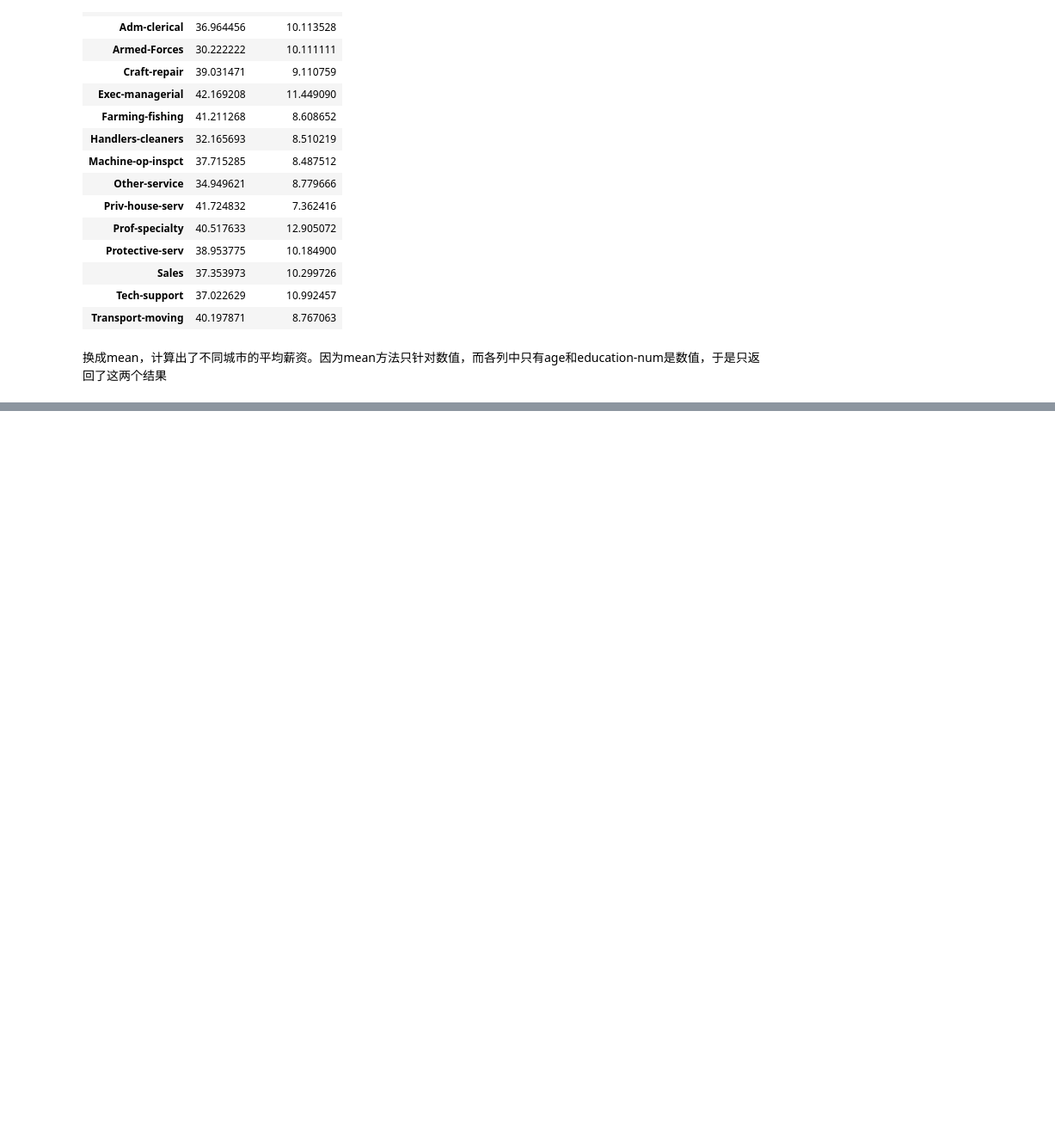
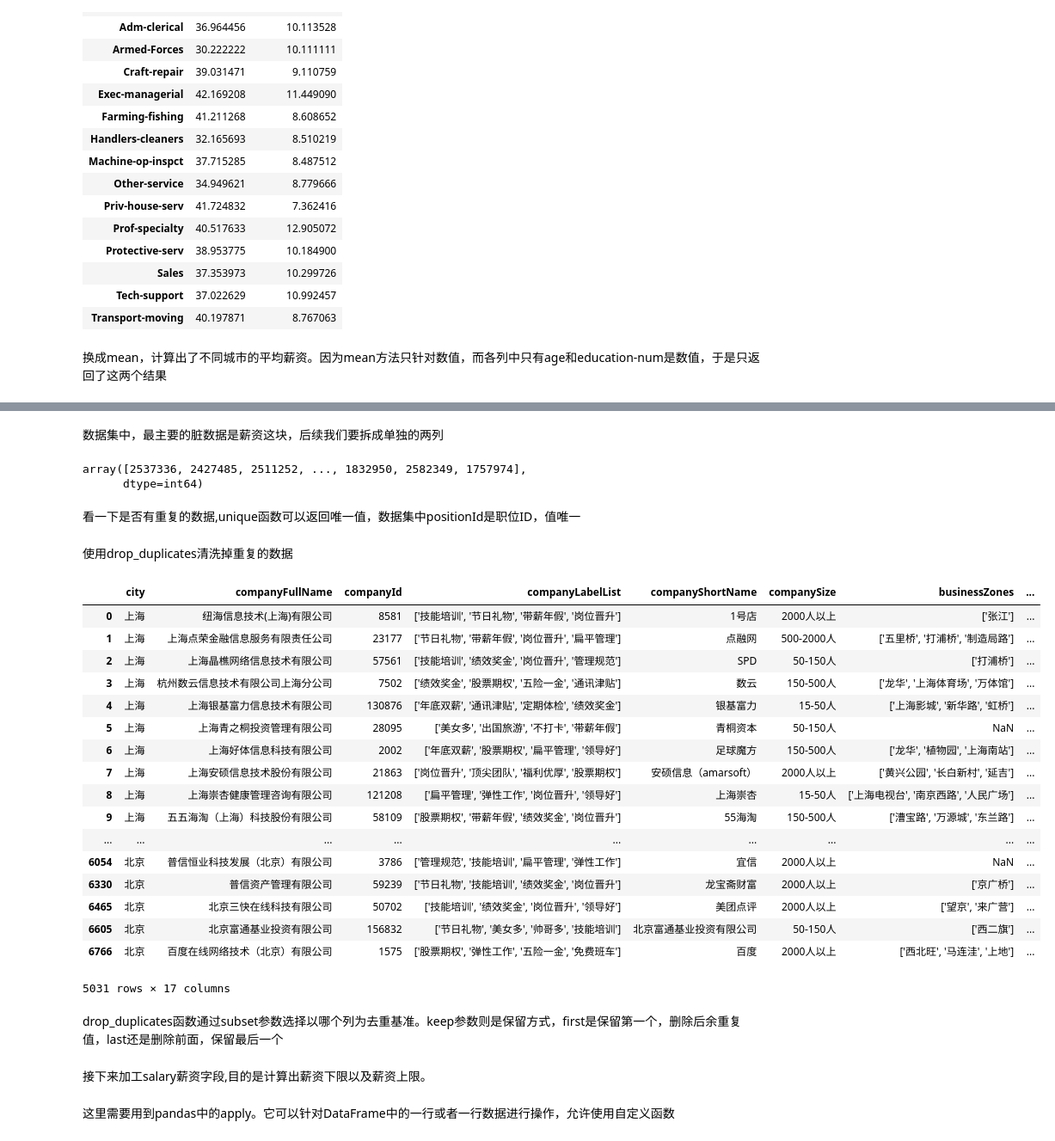
Before and after one commit to EdwardDaChina/Jupter-Learning, a Jupyter notebook: 学习Pandas数据预处理和基本分析、可视化方法-checkpoint.ipynb, the cells around one changed output, grey strips where cells are left out. Shown: that part at 86% size. Drawn from its saved outputs; the diff is of its cells as text; code cells hidden in the pictures; blank space fills up the shorter version.

```diff
--- a/学习Pandas数据预处理和基本分析、可视化方法-checkpoint.ipynb
+++ b/学习Pandas数据预处理和基本分析、可视化方法-checkpoint.ipynb
@@ -183,0 +258,39 @@ data_clean.groupby('occupation').mean()
+# %% [markdown]
+数据集中，最主要的脏数据是薪资这块，后续我们要拆成单独的两列
+# %%
+data.positionId.unique()
+# %% [output]
+array([2537336, 2427485, 2511252, ..., 1832950, 2582349, 1757974],
+      dtype=int64)
+# %% [markdown]
+看一下是否有重复的数据,unique函数可以返回唯一值，数据集中positionId是职位ID，值唯一
+# %% [markdown]
+使用drop_duplicates清洗掉重复的数据
+# %%
+data_duplicates=data.drop_duplicates(subset='positionId',keep='first')
+data_duplicates
+# %% [output]
+|  | city | companyFullName | companyId | companyLabelList | companyShortName | companySize | businessZones | ... |
+| 0 | 上海 | 纽海信息技术(上海)有限公司 | 8581 | ['技能培训', '节日礼物', '带薪年假', '岗位晋升'] | 1号店 | 2000人以上 | ['张江'] | ... |
+| 1 | 上海 | 上海点荣金融信息服务有限责任公司 | 23177 | ['节日礼物', '带薪年假', '岗位晋升', '扁平管理'] | 点融网 | 500-2000人 | ['五里桥', '打浦桥', '制造局路'] | ... |
+| 2 | 上海 | 上海晶樵网络信息技术有限公司 | 57561 | ['技能培训', '绩效奖金', '岗位晋升', '管理规范'] | SPD | 50-150人 | ['打浦桥'] | ... |
+| 3 | 上海 | 杭州数云信息技术有限公司上海分公司 | 7502 | ['绩效奖金', '股票期权', '五险一金', '通讯津贴'] | 数云 | 150-500人 | ['龙华', '上海体育场', '万体馆'] | ... |
+| 4 | 上海 | 上海银基富力信息技术有限公司 | 130876 | ['年底双薪', '通讯津贴', '定期体检', '绩效奖金'] | 银基富力 | 15-50人 | ['上海影城', '新华路', '虹桥'] | ... |
+| 5 | 上海 | 上海青之桐投资管理有限公司 | 28095 | ['美女多', '出国旅游', '不打卡', '带薪年假'] | 青桐资本 | 50-150人 | NaN | ... |
+| 6 | 上海 | 上海好体信息科技有限公司 | 2002 | ['年底双薪', '股票期权', '扁平管理', '领导好'] | 足球魔方 | 150-500人 | ['龙华', '植物园', '上海南站'] | ... |
+| 7 | 上海 | 上海安硕信息技术股份有限公司 | 21863 | ['岗位晋升', '顶尖团队', '福利优厚', '股票期权'] | 安硕信息（amarsoft） | 2000人以上 | ['黄兴公园', '长白新村', '延吉'] | ... |
+| 8 | 上海 | 上海崇杏健康管理咨询有限公司 | 121208 | ['扁平管理', '弹性工作', '岗位晋升', '领导好'] | 上海崇杏 | 15-50人 | ['上海电视台', '南京西路', '人民广场'] | ... |
+| 9 | 上海 | 五五海淘（上海）科技股份有限公司 | 58109 | ['股票期权', '带薪年假', '绩效奖金', '岗位晋升'] | 55海淘 | 150-500人 | ['漕宝路', '万源城', '东兰路'] | ... |
+| ... | ... | ... | ... | ... | ... | ... | ... | ... |
+| 6054 | 北京 | 普信恒业科技发展（北京）有限公司 | 3786 | ['管理规范', '技能培训', '扁平管理', '弹性工作'] | 宜信 | 2000人以上 | NaN | ... |
+| 6330 | 北京 | 普信资产管理有限公司 | 59239 | ['节日礼物', '技能培训', '绩效奖金', '岗位晋升'] | 龙宝斋财富 | 2000人以上 | ['京广桥'] | ... |
+| 6465 | 北京 | 北京三快在线科技有限公司 | 50702 | ['技能培训', '绩效奖金', '岗位晋升', '领导好'] | 美团点评 | 2000人以上 | ['望京', '来广营'] | ... |
+| 6605 | 北京 | 北京富通基业投资有限公司 | 156832 | ['节日礼物', '美女多', '帅哥多', '技能培训'] | 北京富通基业投资有限公司 | 50-150人 | ['西二旗'] | ... |
+| 6766 | 北京 | 百度在线网络技术（北京）有限公司 | 1575 | ['股票期权', '弹性工作', '五险一金', '免费班车'] | 百度 | 2000人以上 | ['西北旺', '马连洼', '上地'] | ... |
+5031 rows × 17 columns
+# %% [markdown]
+drop_duplicates函数通过subset参数选择以哪个列为去重基准。keep参数则是保留方式，first是保留第一个，删除后余重复值，last还是删除前面，保留最后一个
+# %% [markdown]
+接下来加工salary薪资字段,目的是计算出薪资下限以及薪资上限。
+# %% [markdown]
+这里需要用到pandas中的apply。它可以针对DataFrame中的一行或者一行数据进行操作，允许使用自定义函数
```
Also changed, not shown: parts of 24 cells of this notebook.
